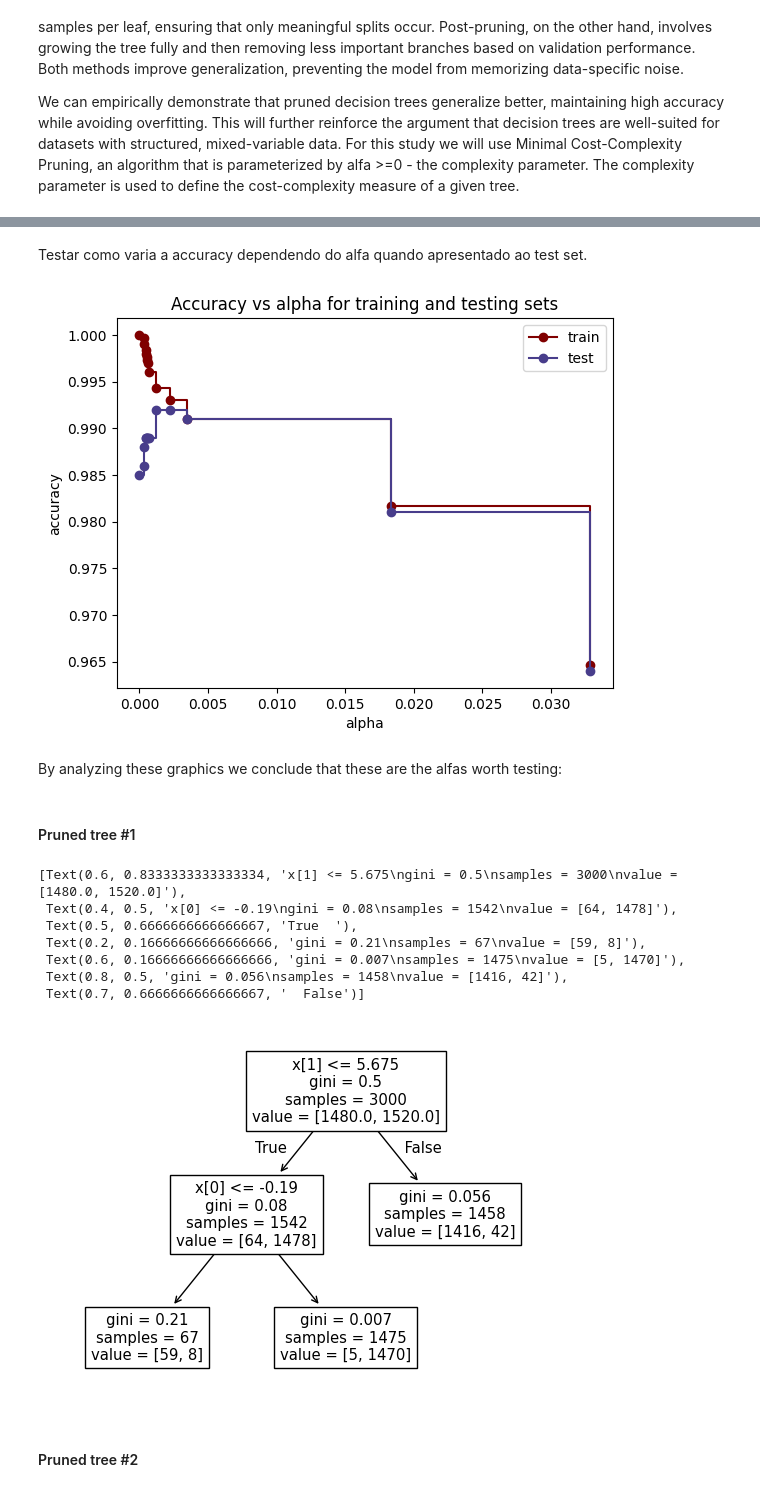
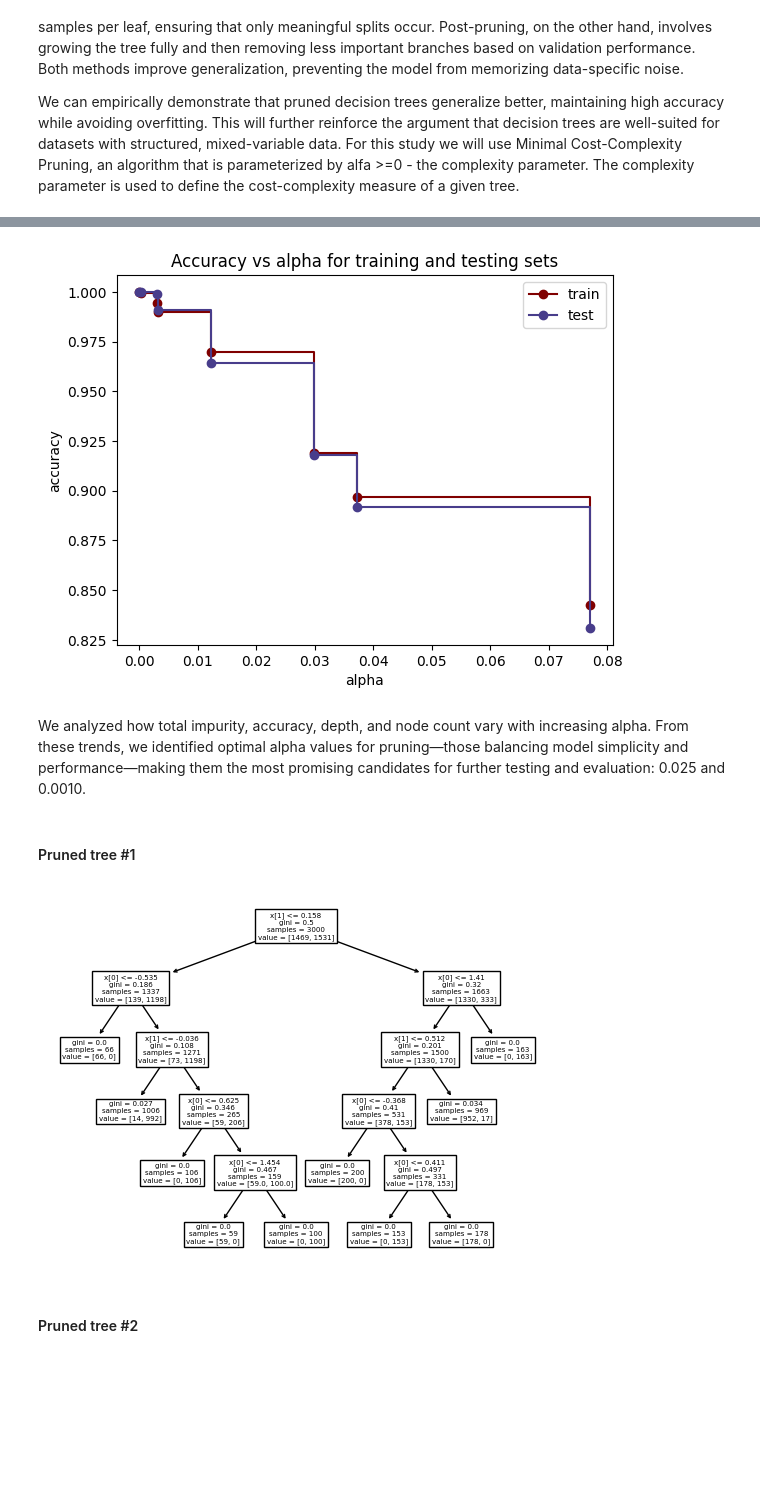
Before and after one commit to RodriCouto/ML_na_previsao_do_tempo_de_internato, a Jupyter notebook: ML_groupR.ipynb, the cells around one changed output, grey strips where cells are left out. Saved outputs shown, nothing was run; the diff lists cells and outputs as text; code cells hidden in the pictures; blank space fills up the shorter version.

Commit message:
cozinhanco pesado de comparacao entre ds das arvores e os outros modelos merdosos

```diff
--- a/ML_groupR.ipynb
+++ b/ML_groupR.ipynb
@@ -420,6 +423,6 @@ X, X_test, y, y_test = train_test_split(
 ### Full Tree
 # %%
 dtc = DecisionTreeClassifier()
-dtc = dtc.fit(X, y)
-plot_tree(dtc)
+dtc = dtc.fit(X_train_tree, y_train_tree)
+plot_tree(dtc);
 # %% [output]
@@ -452,7 +438,7 @@ Pre-pruning (early stopping) restricts tree growth using constraints like maximu
 
 We can empirically demonstrate that pruned decision trees generalize better, maintaining high accuracy while avoiding overfitting. This will further reinforce the argument that decision trees are well-suited for datasets with structured, mixed-variable data. For this study we will use Minimal Cost-Complexity Pruning, an algorithm that is parameterized by alfa >=0 - the complexity parameter. The complexity parameter is used to define the cost-complexity measure of a given tree.
 # %%
-path = dtc.cost_complexity_pruning_path(X, y)
+path = dtc.cost_complexity_pruning_path(X_train_tree, y_train_tree)
 ccp_alphas, impurities = path.ccp_alphas, path.impurities
 fig, ax = plt.subplots()
 ax.plot(ccp_alphas[:-1], impurities[:-1], marker="o", drawstyle="steps-post", color="maroon")
@@ -466,7 +452,7 @@ Text(0.5, 1.0, 'Total Impurity vs effective alpha for training set')
 clfs = []
 for ccp_alpha in ccp_alphas:
     clf = DecisionTreeClassifier(random_state=0, ccp_alpha=ccp_alpha)
-    clf.fit(X, y)
+    clf.fit(X_train_tree, y_train_tree)
     clfs.append(clf)
 
 print(ccp_alphas)
@@ -498,8 +482,6 @@ fig.tight_layout()
-# %% [markdown]
-Testar como varia a accuracy dependendo do alfa quando apresentado ao test set.
 # %%
-train_scores = [clf.score(X, y) for clf in clfs]
-test_scores = [clf.score(X_test, y_test) for clf in clfs]
+train_scores = [clf.score(X_train_tree, y_train_tree) for clf in clfs]
+test_scores = [clf.score(X_test_tree, y_test_tree) for clf in clfs]
 
 fig, ax = plt.subplots()
 ax.set_xlabel("alpha")
@@ -510,27 +492,20 @@ ax.plot(ccp_alphas, test_scores, marker="o", label="test", drawstyle="steps-post
 ax.legend()
 plt.show()
 # %% [output]
-[figure, old version]
+[figure, new version]
-# %% [markdown]
-By analyzing these graphics we conclude that these are the alfas worth testing:
+# %% [markdown]
+We analyzed how total impurity, accuracy, depth, and node count vary with increasing alpha. From these trends, we identified optimal alpha values for pruning—those balancing model simplicity and performance—making them the most promising candidates for further testing and evaluation: 0.025 and 0.0010.
 # %%
-ccp_alpha_1 =  0.025
-ccp_alpha_2 = 0.0010
+ccp_alpha_1 =  0.0035
+ccp_alpha_2 = 0.015
 # %% [markdown]
 #### Pruned tree #1
 # %%
 dtcp1 = DecisionTreeClassifier(ccp_alpha=ccp_alpha_1)
-dtcp1 = dtcp1.fit(X, y)
-plot_tree(dtcp1)
+dtcp1 = dtcp1.fit(X_train_tree, y_train_tree)
+plot_tree(dtcp1);
 # %% [output]
-[Text(0.6, 0.8333333333333334, 'x[1] <= 5.675\ngini = 0.5\nsamples = 3000\nvalue = [1480.0, 1520.0]'),
- Text(0.4, 0.5, 'x[0] <= -0.19\ngini = 0.08\nsamples = 1542\nvalue = [64, 1478]'),
- Text(0.5, 0.6666666666666667, 'True  '),
- Text(0.2, 0.16666666666666666, 'gini = 0.21\nsamples = 67\nvalue = [59, 8]'),
- Text(0.6, 0.16666666666666666, 'gini = 0.007\nsamples = 1475\nvalue = [5, 1470]'),
- Text(0.8, 0.5, 'gini = 0.056\nsamples = 1458\nvalue = [1416, 42]'),
- Text(0.7, 0.6666666666666667, '  False')]
-[figure, old version]
+[figure, new version]
 # %% [markdown]
 #### Pruned tree #2
 # %%
```
Also changed, not shown: parts of 48 cells of this notebook.
